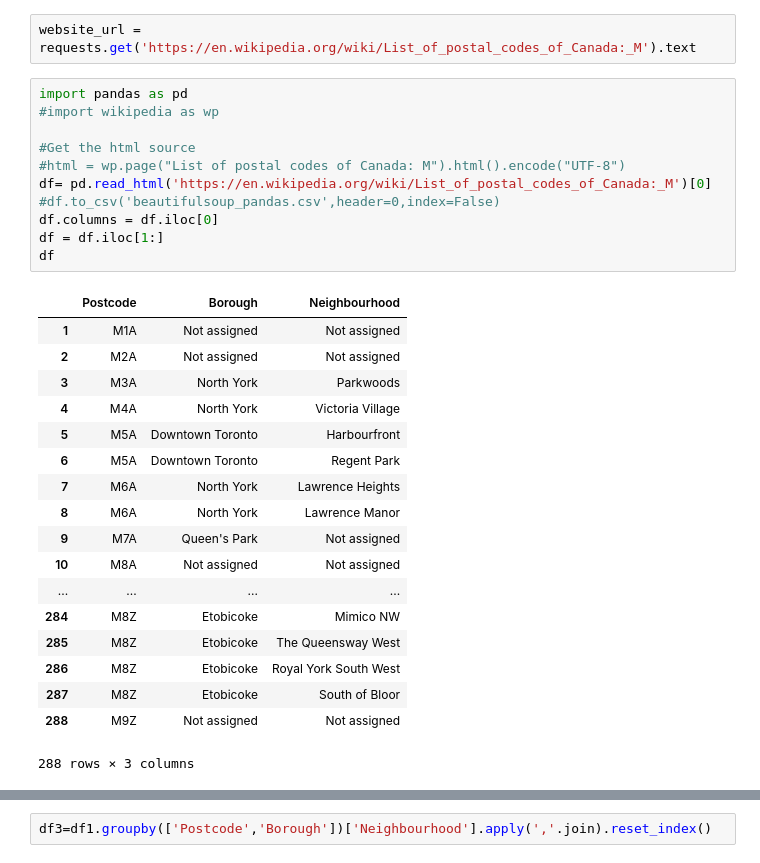
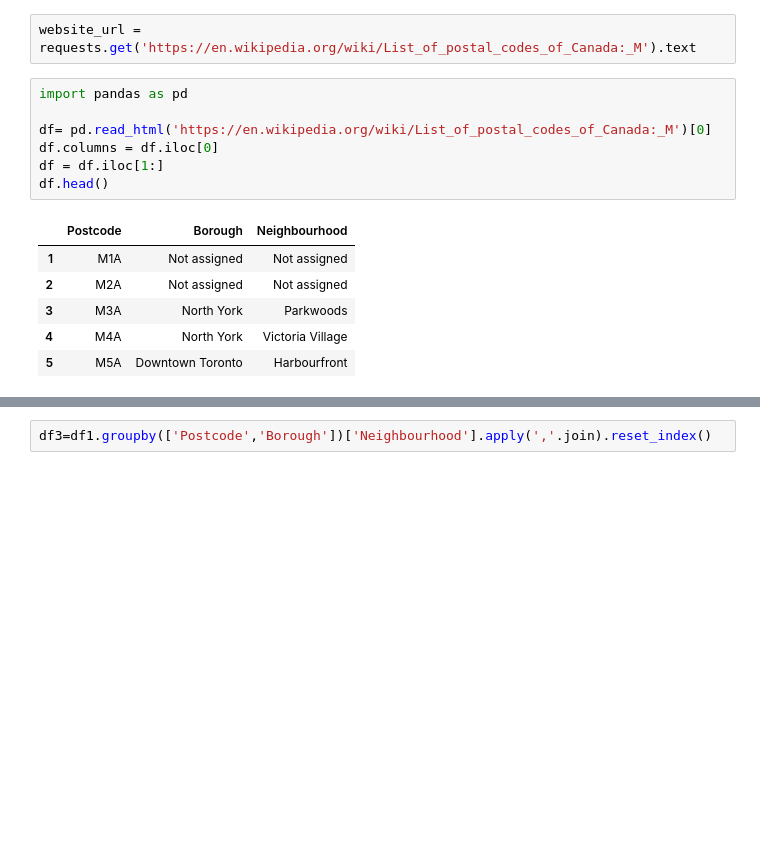
Before and after one commit to Chiara54/github-axample, a Jupyter notebook: toronto neighborhood.ipynb, the cells around one changed output, grey strips where cells are left out. Cells and saved outputs as stored; diff of their text form; blank space fills up the shorter version.

```diff
--- a/toronto neighborhood.ipynb
+++ b/toronto neighborhood.ipynb
@@ -4,33 +4,17 @@ import requests
 website_url = requests.get('https://en.wikipedia.org/wiki/List_of_postal_codes_of_Canada:_M').text
 # %%
 import pandas as pd
-#import wikipedia as wp
 
-#Get the html source
-#html = wp.page("List of postal codes of Canada: M").html().encode("UTF-8")
 df= pd.read_html('https://en.wikipedia.org/wiki/List_of_postal_codes_of_Canada:_M')[0]
-#df.to_csv('beautifulsoup_pandas.csv',header=0,index=False)
 df.columns = df.iloc[0]
 df = df.iloc[1:]
-df
+df.head()
 # %% [output]
 |  | Postcode | Borough | Neighbourhood |
 | 1 | M1A | Not assigned | Not assigned |
 | 2 | M2A | Not assigned | Not assigned |
 | 3 | M3A | North York | Parkwoods |
 | 4 | M4A | North York | Victoria Village |
 | 5 | M5A | Downtown Toronto | Harbourfront |
-| 6 | M5A | Downtown Toronto | Regent Park |
-| 7 | M6A | North York | Lawrence Heights |
-| 8 | M6A | North York | Lawrence Manor |
-| 9 | M7A | Queen's Park | Not assigned |
-| 10 | M8A | Not assigned | Not assigned |
-| ... | ... | ... | ... |
-| 284 | M8Z | Etobicoke | Mimico NW |
-| 285 | M8Z | Etobicoke | The Queensway West |
-| 286 | M8Z | Etobicoke | Royal York South West |
-| 287 | M8Z | Etobicoke | South of Bloor |
-| 288 | M9Z | Not assigned | Not assigned |
-288 rows × 3 columns
 # %%
 df1=df[df.Borough != 'Not assigned']
```
Also changed, not shown: parts of 53 cells of this notebook.
